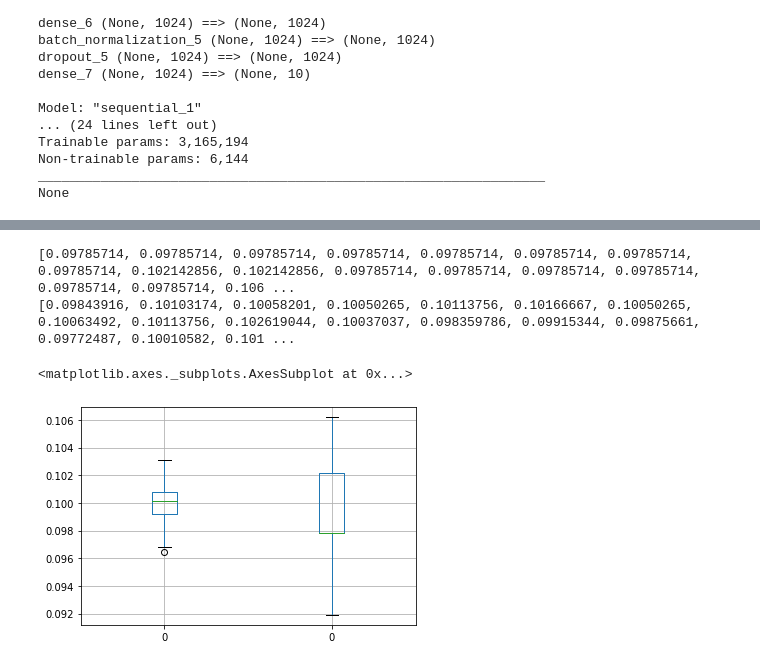
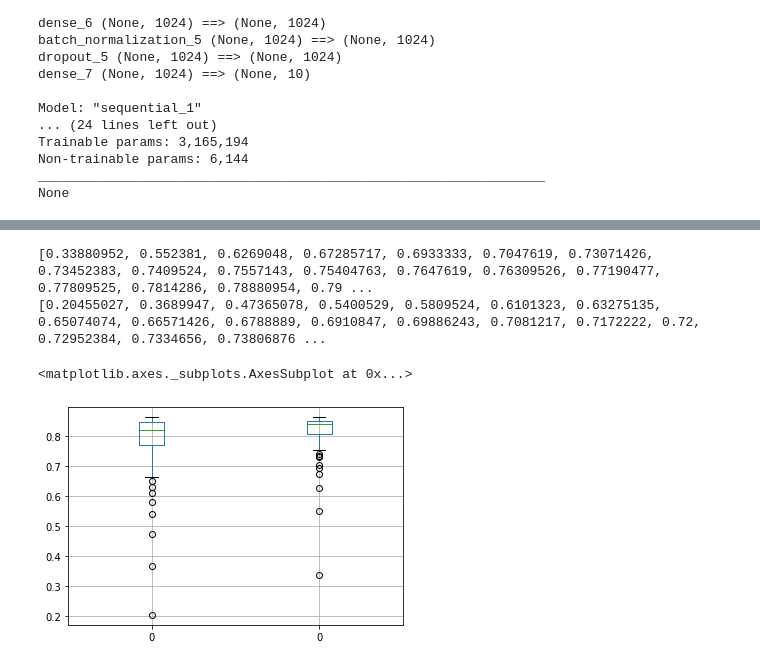
Before and after one commit to HenaRaina/MLAILAB, a Jupyter notebook: Project2_DNN.ipynb, the cells around one changed output, grey strips where cells are left out. Cells and saved outputs as stored; diff of their text form; code cells hidden in the pictures.

```diff
--- a/Project2_DNN.ipynb
+++ b/Project2_DNN.ipynb
@@ -233,18 +234,18 @@ Epoch 17/100
 # %%
 import pandas as pd
 
-print(history.history['val_acc'])
-print(history.history['acc'])
-ta = pd.DataFrame(history.history['acc'])
-va = pd.DataFrame(history.history['val_acc'])
+print(history.history['val_accuracy'])
+print(history.history['accuracy'])
+ta = pd.DataFrame(history.history['accuracy'])
+va = pd.DataFrame(history.history['val_accuracy'])
 tva = pd.concat([ta,va] , axis=1)
 
 tva.boxplot()
 # %% [output]
-[0.09785714, 0.09785714, 0.09785714, 0.09785714, 0.09785714, 0.09785714, 0.09785714, 0.09785714, 0.102142856, 0.102142856, 0.09785714, 0.09785714, 0.09785714, 0.09785714, 0.09785714, 0.09785714, 0.106 ...
-[0.09843916, 0.10103174, 0.10058201, 0.10050265, 0.10113756, 0.10166667, 0.10050265, 0.10063492, 0.10113756, 0.102619044, 0.10037037, 0.098359786, 0.09915344, 0.09875661, 0.09772487, 0.10010582, 0.101 ...
+[0.33880952, 0.552381, 0.6269048, 0.67285717, 0.6933333, 0.7047619, 0.73071426, 0.73452383, 0.7409524, 0.7557143, 0.75404763, 0.7647619, 0.76309526, 0.77190477, 0.77809525, 0.7814286, 0.78880954, 0.79 ...
+[0.20455027, 0.3689947, 0.47365078, 0.5400529, 0.5809524, 0.6101323, 0.63275135, 0.65074074, 0.66571426, 0.6788889, 0.6910847, 0.69886243, 0.7081217, 0.7172222, 0.72, 0.72952384, 0.7334656, 0.73806876 ...
 <matplotlib.axes._subplots.AxesSubplot at 0x...>
-[figure, old version]
+[figure, new version]
 # %%
 
 import matplotlib.pyplot as plt
```
Also changed, not shown: parts of 5 cells of this notebook.
